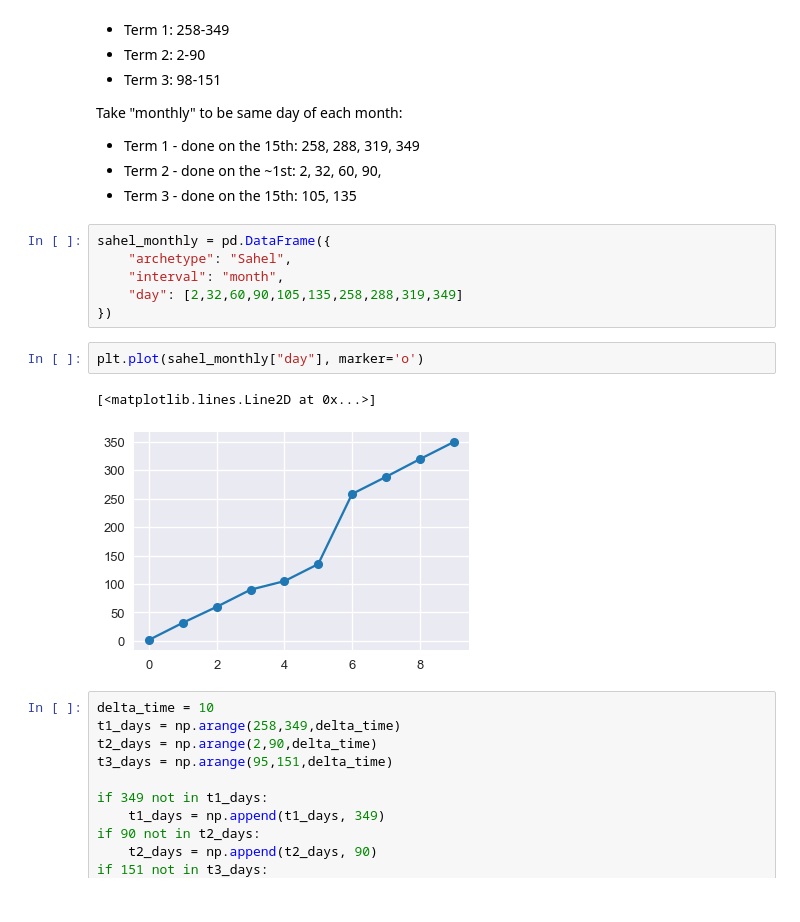
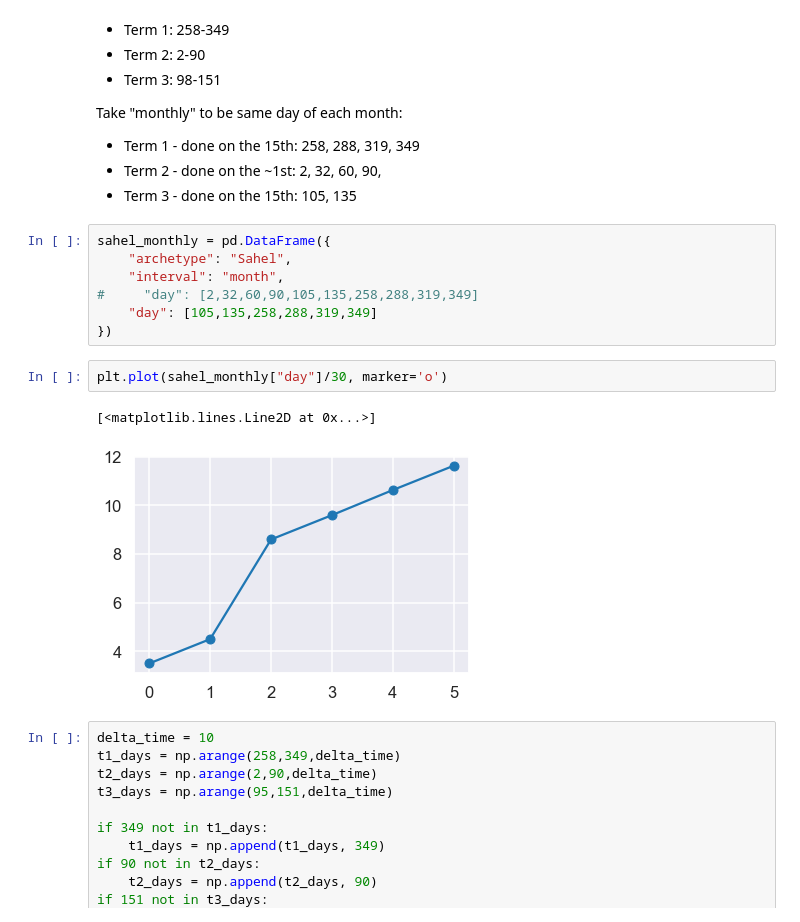
Before and after one commit to jgsuresh/malaria-sac-ipt_dtk-tools, a Jupyter notebook: notebooks/create_scenario_timing_csv.ipynb, the cells around one changed output. Saved outputs shown, nothing was run; the diff lists cells and outputs as text.

```diff
--- a/notebooks/create_scenario_timing_csv.ipynb
+++ b/notebooks/create_scenario_timing_csv.ipynb
@@ -119,13 +119,14 @@ Take "monthly" to be same day of each month:
 sahel_monthly = pd.DataFrame({
     "archetype": "Sahel",
     "interval": "month",
-    "day": [2,32,60,90,105,135,258,288,319,349]
+#     "day": [2,32,60,90,105,135,258,288,319,349]
+    "day": [105,135,258,288,319,349]
 })
 # %%
-plt.plot(sahel_monthly["day"], marker='o')
+plt.plot(sahel_monthly["day"]/30, marker='o')
 # %% [output]
 [<matplotlib.lines.Line2D at 0x...>]
-[figure, old version]
+[figure, new version]
 # %%
 delta_time = 10
 t1_days = np.arange(258,349,delta_time)
```
Also changed, not shown: parts of 2 cells of this notebook, 21 other files.
